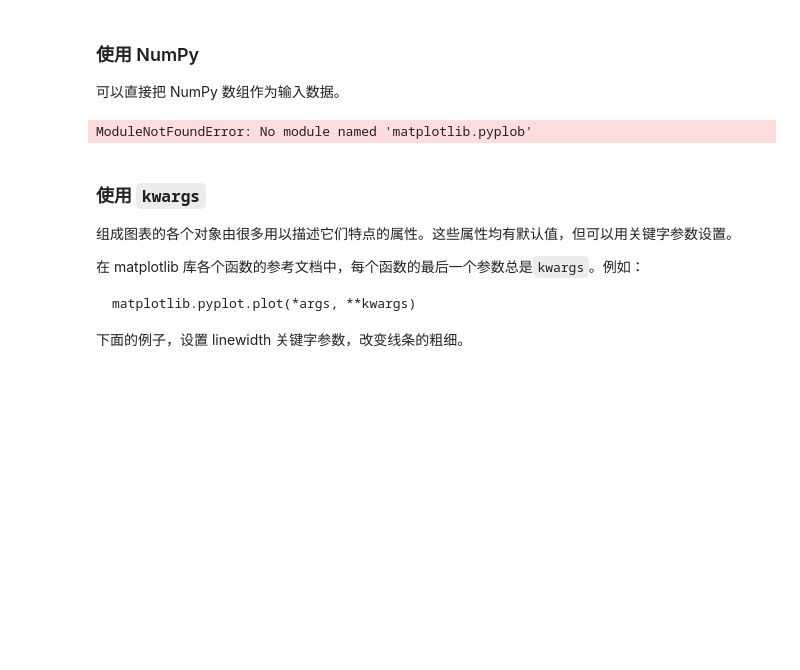
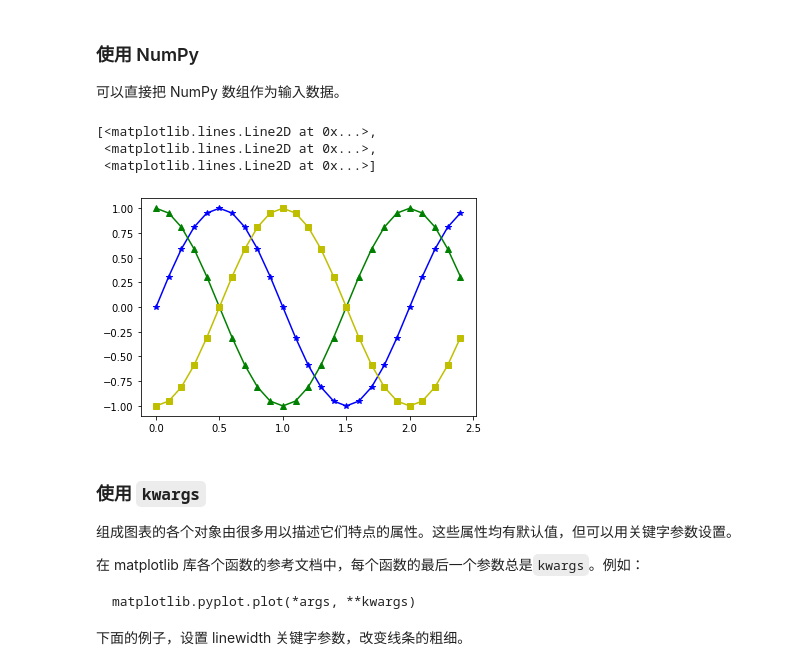
Before and after one commit to jiaoguoning/ipynbfiles, a Jupyter notebook: pythonppt/15_matplotlib.ipynb, the cells around one changed output. Drawn from its saved outputs; the diff is of its cells as text; code cells hidden in the pictures; blank space fills up the shorter version.

```diff
--- a/pythonppt/15_matplotlib.ipynb
+++ b/pythonppt/15_matplotlib.ipynb
@@ -182,17 +191,20 @@ fmt = '[marker][line][color]'
 # %%
 import math
 import numpy as np
 
 t = np.arange(0, 2.5, 0.1)
 y1 = list(map(math.sin, math.pi * t))
 y2 = list(map(math.sin, math.pi * t + math.pi / 2))
 y3 = list(map(math.sin, math.pi * t - math.pi / 2))
 
-plt.plot(t, y1, 'b*',
-         t, y2, 'g^',
-         t, y3, 'ys')
+plt.plot(t, y1, 'b*-',
+         t, y2, 'g^-',
+         t, y3, 'ys-')
 # %% [output]
-ModuleNotFoundError: No module named 'matplotlib.pyplob'
+[<matplotlib.lines.Line2D at 0x...>,
+ <matplotlib.lines.Line2D at 0x...>,
+ <matplotlib.lines.Line2D at 0x...>]
+[figure, added]
 # %%
 plt.plot(t, y1, 'b--',
          t, y2, 'g',
```
Also changed, not shown: parts of 13 cells of this notebook, 1 other file.
